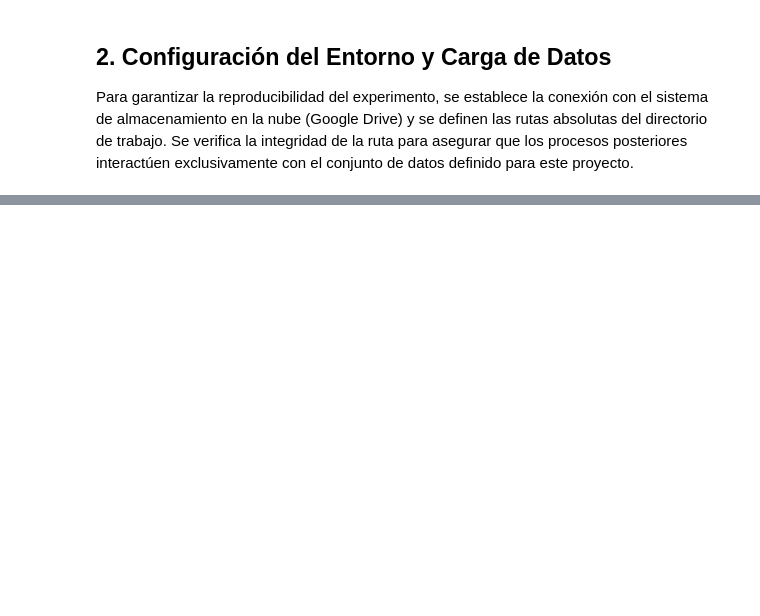
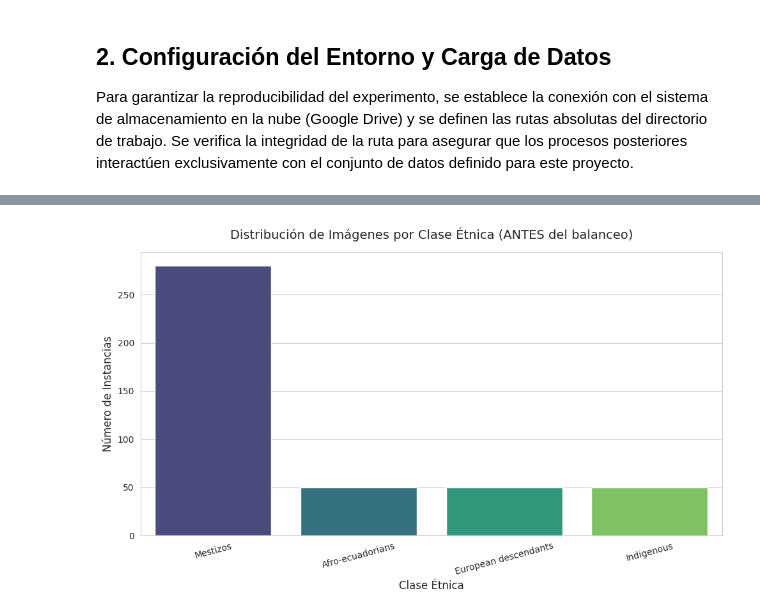
Before and after one commit to Nihilyteo/Integrador-EthnicEcuadorian-Clasificador, a Jupyter notebook: Integrador.ipynb, the cells around one changed output, grey strips where cells are left out. Saved outputs shown, nothing was run; the diff lists cells and outputs as text; code cells hidden in the pictures; blank space fills up the shorter version.

```diff
--- a/Integrador.ipynb
+++ b/Integrador.ipynb
@@ -761,0 +132,78 @@ Descriptor  Clasificador Accuracy Global Tiempo (s)
+# %%
+def analisis_basico(dataset_path):
+    """
+    Recorre las subcarpetas (clases) de dataset_path y calcula métricas descriptivas.
+    Excluye directorios no correspondientes a clases (ej. 'metadata').
+    """
+    excluir = {'metadata'}
+    extensiones = ['jpg']
+
+    clases = sorted([d for d in os.listdir(dataset_path)
+                      if os.path.isdir(os.path.join(dataset_path, d))
+                      and d.lower() not in excluir])
+
+    filas = []
+    for clase in clases:
+        clase_path = os.path.join(dataset_path, clase)
+        imagenes = []
+        for ext in extensiones:
+            imagenes.extend(glob.glob(os.path.join(clase_path, '**', f'*.{ext}'), recursive=True))
+            imagenes.extend(glob.glob(os.path.join(clase_path, '**', f'*.{ext.upper()}'), recursive=True))
+
+        for img_path in imagenes:
+            formato = Path(img_path).suffix.lower().replace('.', '')
+            img = cv2.imread(img_path)
+            if img is not None:
+                alto, ancho = img.shape[:2]
+            else:
+                alto, ancho = None, None
+
+            filas.append({
+                'ruta': img_path,
+                'clase': clase,
+                'alto': alto,
+                'ancho': ancho,
+                'formato': formato
+            })
+
+    detalle_imagenes = pd.DataFrame(filas)
+
+    resumen_clases = (detalle_imagenes
+                       .groupby('clase')
+                       .size()
+                       .reset_index(name='num_instancias')
+                       .sort_values('num_instancias', ascending=False))
+
+    print('--- REPORTE DE ANÁLISIS BÁSICO (ANTES DEL BALANCEO) ---')
+    print(f'Total de instancias procesadas: {len(detalle_imagenes)}')
+    print(f'Número total de clases: {len(clases)}\n')
+
+    print('Distribución de instancias por clase:')
+    print(resumen_clases.to_string(index=False))
+
+    if detalle_imagenes['alto'].notna().any():
+        print(f'\nResolución promedio: {detalle_imagenes["alto"].mean():.0f} x {detalle_imagenes["ancho"].mean():.0f} px')
+        print(f'Resolución mínima detectada: {detalle_imagenes["alto"].min():.0f} x {detalle_imagenes["ancho"].min():.0f} px')
+        print(f'Resolución máxima detectada: {detalle_imagenes["alto"].max():.0f} x {detalle_imagenes["ancho"].max():.0f} px')
+
+    print(f'\nFormatos de archivo encontrados: {sorted(detalle_imagenes["formato"].unique())}')
+
+    ratio = resumen_clases['num_instancias'].max() / resumen_clases['num_instancias'].min()
+    if ratio > 1.5:
+        print(f'\n[!] ADVERTENCIA CRÍTICA: Dataset altamente desbalanceado (Ratio clase mayor/menor = {ratio:.1f}x).')
+        print('    -> Se aplicará balanceo por undersampling en el siguiente paso (Meta 3.1).')
+
+    plt.figure(figsize=(10, 6))
+    sns.barplot(data=resumen_clases, x='clase', y='num_instancias', palette='viridis')
+    plt.title('Distribución de Imágenes por Clase Étnica (ANTES del balanceo)', fontsize=14, pad=15)
+    plt.xlabel('Clase Étnica', fontsize=12)
+    plt.ylabel('Número de Instancias', fontsize=12)
+    plt.xticks(rotation=15)
+    plt.tight_layout()
+    plt.savefig(os.path.join(OUTPUT_PATH, 'distribucion_original.png'), dpi=150)
+    plt.show()
+
+    return resumen_clases, detalle_imagenes
+
+resumen_clases, detalle_imagenes = analisis_basico(DATASET_PATH)
+# %% [output]
@@ -761,0 +232 @@ Descriptor  Clasificador Accuracy Global Tiempo (s)
+[figure, added]
```
Also changed, not shown: parts of 46 cells of this notebook.
